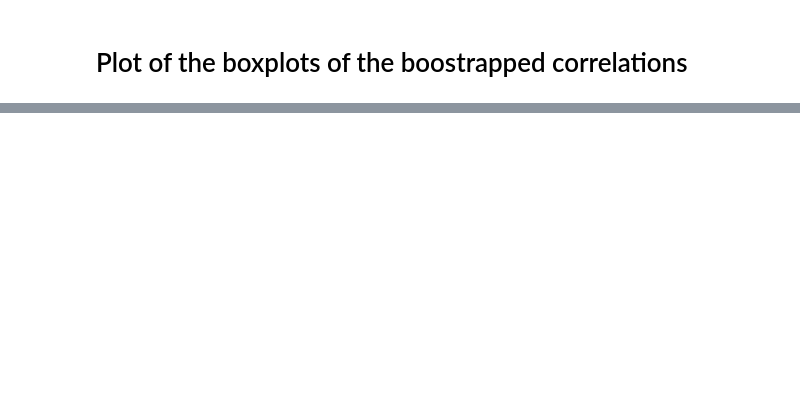
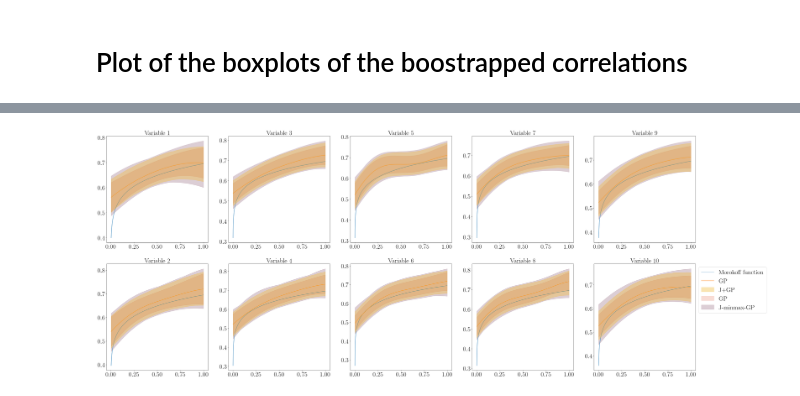
Before and after one commit to vincentblot28/conformalized_gp, a Jupyter notebook: paper_results/notebooks/morokoff_not_noisy_notebook.ipynb, the cells around one changed output, grey strips where cells are left out. Drawn from its saved outputs; the diff is of its cells as text; code cells hidden in the pictures; blank space fills up the shorter version.

```diff
--- a/paper_results/notebooks/morokoff_not_noisy_notebook.ipynb
+++ b/paper_results/notebooks/morokoff_not_noisy_notebook.ipynb
@@ -444,0 +493,84 @@ plot_boxplot(models, ALPHA, BLUE_1, YELLOW, VIOLET, nus, betas, dataset="Morokof
+# %%
+nobs = 600
+FS = 30
+ALPHA = 0.1
+q_alpha_min = scipy.stats.norm.ppf(ALPHA / 2)
+q_alpha_max = scipy.stats.norm.ppf(1 - ALPHA / 2)
+cov = np.array(
+    [
+        [1, .9, 0, 0, 0, .05, -.3, 0, 0, 0],
+        [.9, 1, 0, 0, 0, 0, 0, .1, 0, 0],
+        [0, 0, 1, 0, -.3, .1, .4, 0, .05, 0],
+        [0, 0, 0, 1, .4, 0, 0, -.35, 0, 0],
+        [0, 0, -.3, .4, 1, 0, 0, 0, .1, 0],
+        [.05, 0, .1, 0, 0, 1, 0, 0, 0, 0],
+        [-.3, 0, .4, 0, 0, 0, 1, 0, 0, -.3],
+        [0, .1, 0, -.35, 0, 0, 0, 1, 0, 0],
+        [0, 0, .05, 0, .1, 0, 0, 0, 1, 0],
+        [0, 0, 0, 0, 0, 0, -.3, 0, 0, 1]
+    ]
+)
+
+d = cov.shape[0]
+np.random.seed(42)
+Z = np.random.multivariate_normal(np.repeat(0, d), cov, size=nobs)
+X_plot_init = scipy.stats.norm.cdf(Z)
+Z_est = np.random.multivariate_normal(np.repeat(0, d), cov, size=100000)
+X_est = scipy.stats.norm.cdf(Z_est)
+
+n_variables = len(cov)
+n_rows = 2
+s = 10
+f, ax = plt.subplots(n_rows, n_variables // n_rows, figsize=(n_variables // n_rows * s, n_rows * s), squeeze=False)
+n_variations = 1
+
+for _ in range(n_variations):
+    for i in range(n_variables):
+        c, r = i // n_rows, i % n_rows
+        X_plot = X_plot_init.copy()
+        for j in range(n_variables):
+            if j != i:
+                X_plot[:, j] = X_est[:, j].mean()
+        y_true = _noisy_morokoff(X_plot,d=n_variables, noisy=False)
+        argsort = np.argsort(X_plot[:, i])
+        X_plot = X_plot[argsort]
+        y_true = y_true[argsort]
+        y_pred, y_pss_plus = models[('J+GP', 1.5, 0.5)]["mapie_estimator"].predict(X_plot, alpha=ALPHA)
+        _, y_pss_mm = models[('J-minmax-GP', 1.5, 0.5)]["mapie_estimator"].predict(X_plot, alpha=ALPHA)
+        y_mean, y_std = models[('GP', 1.5, None)]["estimator"].predict(
+            X_plot, return_std=True
+        )
+        y_pss_gp = np.concatenate(
+            [
+                (
+                    y_mean.reshape(-1, 1) +
+                    y_std.reshape(-1, 1) * q_alpha_min.reshape(1, -1)
+                )[:, np.newaxis, :],
+                (
+                    y_mean.reshape(-1, 1) +
+                    y_std.reshape(-1, 1) * q_alpha_max.reshape(1, -1)
+                )[:, np.newaxis, :]
+            ],
+            axis=1
+        )
+        ax[r, c].plot(X_plot[:, i], y_true, label="Morokoff function")
+        ax[r, c].plot(X_plot[:, i], y_pred, label="GP")
+        ax[r, c].fill_between(
+            X_plot[:, i], y_pss_plus[:, 0, 0], y_pss_plus[:, 1, 0], alpha=0.4,
+            label="J+GP", zorder=2, color=YELLOW
+        )
+        ax[r, c].fill_between(
+            X_plot[:, i], y_pss_gp[:, 0, 0], y_pss_gp[:, 1, 0], alpha=0.2,
+            label="GP", zorder=0, color=ORANGE
+        )
+        ax[r, c].fill_between(
+            X_plot[:, i], y_pss_mm[:, 0, 0], y_pss_mm[:, 1, 0], alpha=0.2,
+            label="J-minmax-GP", zorder=1, color=VIOLET
+        )
+        ax[r, c].set_title(f"Variable {i + 1}", fontsize=FS)
+        ax[r, c].tick_params(axis='x', labelsize=FS)
+        ax[r, c].tick_params(axis='y', labelsize=FS)
+
+#put legend outisde of plot (bottom right)
+plt.legend(loc='upper left', bbox_to_anchor=(1, 1), fontsize=FS)
+# %% [output]
@@ -444,0 +578 @@ plot_boxplot(models, ALPHA, BLUE_1, YELLOW, VIOLET, nus, betas, dataset="Morokof
+[figure, added]
```
Also changed, not shown: parts of 14 cells of this notebook, 2 other files.
